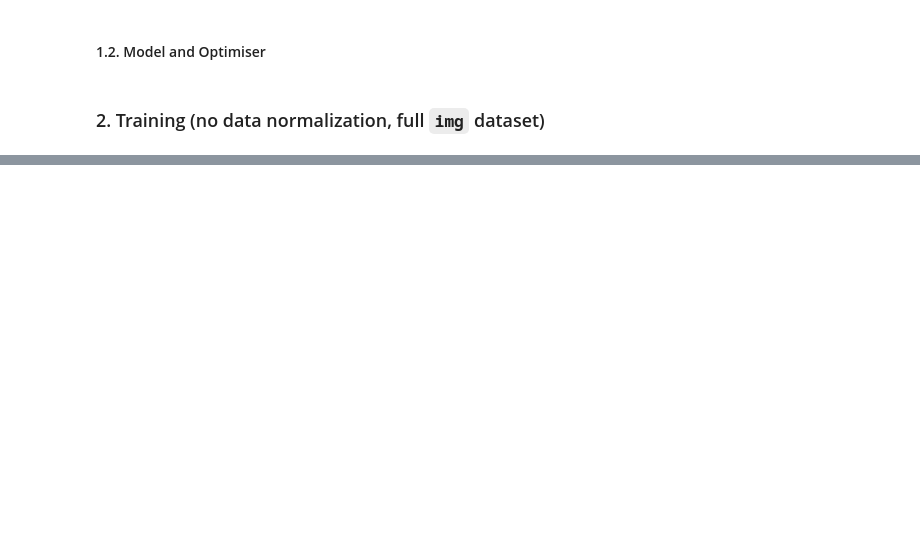
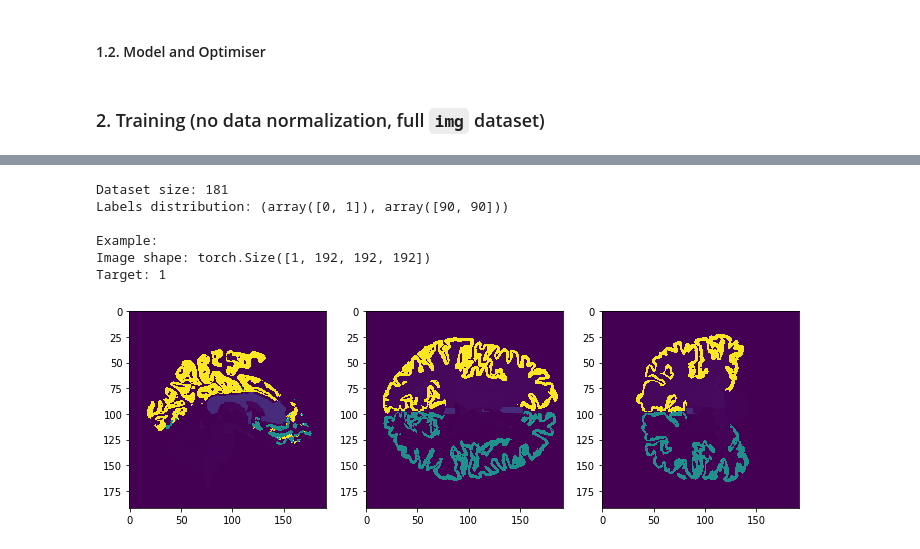
Before and after one commit to kondratevakate/mri-epilepsy-diagnosis, a Jupyter notebook: classification/baseline_sample_classification.ipynb, the cells around one changed output, grey strips where cells are left out. Drawn from its saved outputs; the diff is of its cells as text; code cells hidden in the pictures; blank space fills up the shorter version.

```diff
--- a/classification/baseline_sample_classification.ipynb
+++ b/classification/baseline_sample_classification.ipynb
@@ -130,0 +162,17 @@ Epoch 5 of 10 took 65.063s
+# %%
+print("Dataset size: {}".format(len(soloviev_data_seg)))
+print("Labels distribution: {}\n".format(np.unique(soloviev_data_seg.target, return_counts=True)))
+
+print("Example:")
+img, target, scan = soloviev_data_seg[1]
+print("Image shape: {}".format(img.shape))
+print("Target: {}".format(target))
+plot_central_cuts(img)
+# %% [output]
+Dataset size: 181
+Labels distribution: (array([0, 1]), array([90, 90]))
+
+Example:
+Image shape: torch.Size([1, 192, 192, 192])
+Target: 1
+[figure, added]
```
Also changed, not shown: parts of 19 cells of this notebook, 8 other files.
